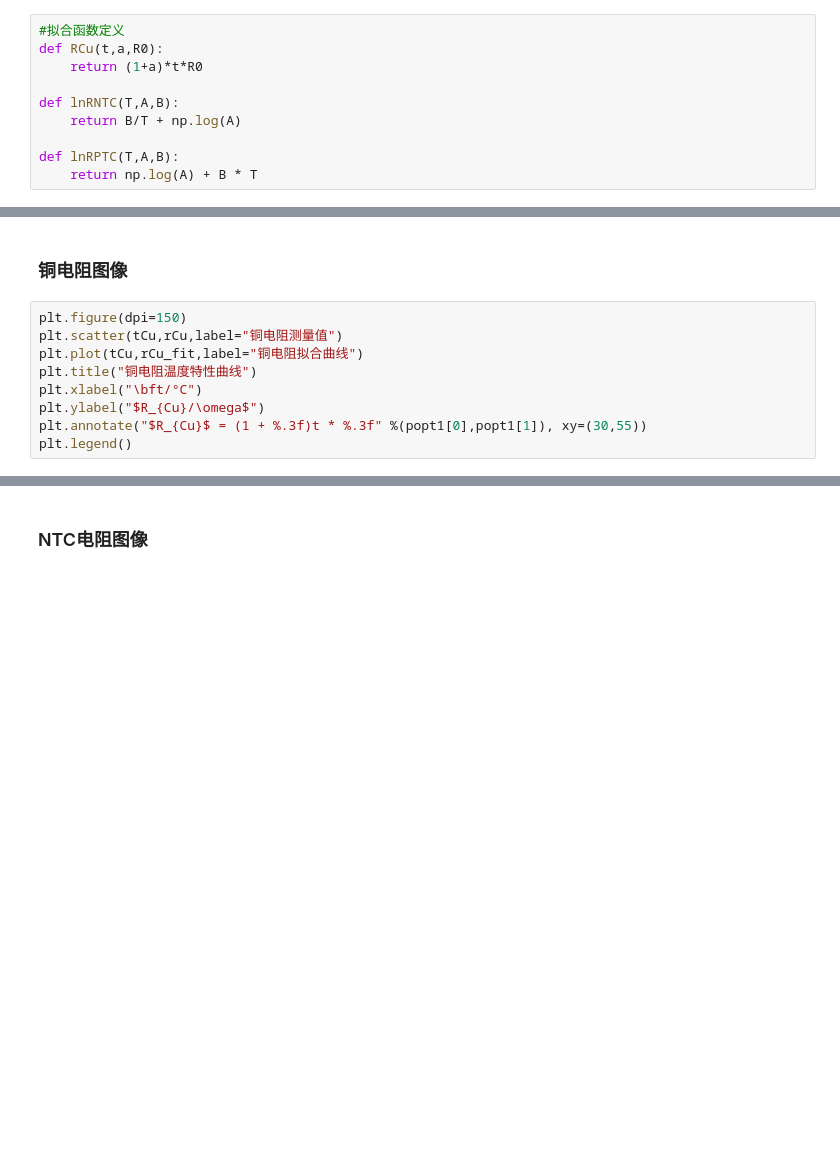
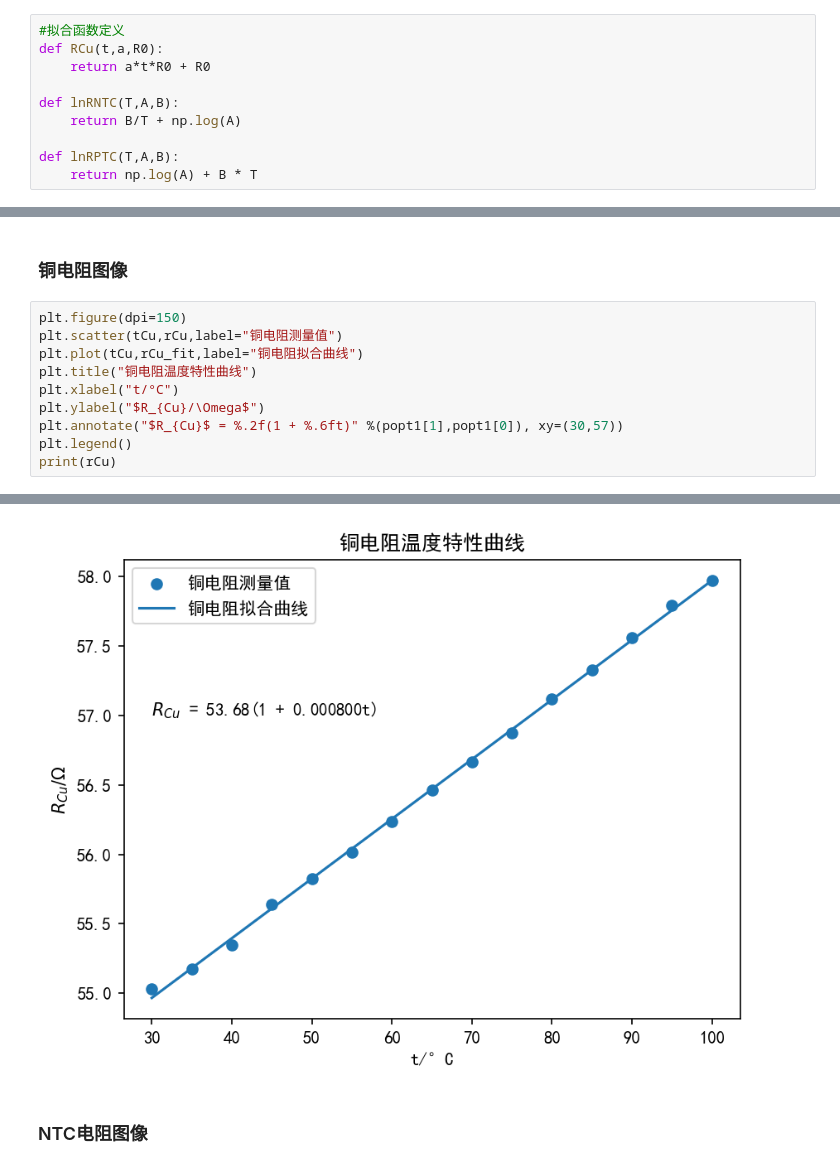
Before and after one commit to GeorgeDong32/My-Physics-Experiments, a Jupyter notebook: 实验2/Experiment2.ipynb, the cells around one changed output, grey strips where cells are left out. Drawn from its saved outputs; the diff is of its cells as text; blank space fills up the shorter version.

```diff
--- a/实验2/Experiment2.ipynb
+++ b/实验2/Experiment2.ipynb
@@ -16,7 +16,7 @@ plt.rcParams['axes.unicode_minus'] = False
 # %%
 #拟合函数定义
 def RCu(t,a,R0):
-    return (1+a)*t*R0
+    return a*t*R0 + R0
 
 def lnRNTC(T,A,B):
     return B/T + np.log(A)
@@ -55,7 +55,9 @@ plt.figure(dpi=150)
 plt.scatter(tCu,rCu,label="铜电阻测量值")
 plt.plot(tCu,rCu_fit,label="铜电阻拟合曲线")
 plt.title("铜电阻温度特性曲线")
-plt.xlabel("\bft/°C")
-plt.ylabel("$R_{Cu}/\omega$")
-plt.annotate("$R_{Cu}$ = (1 + %.3f)t * %.3f" %(popt1[0],popt1[1]), xy=(30,55))
+plt.xlabel("t/°C")
+plt.ylabel("$R_{Cu}/\Omega$")
+plt.annotate("$R_{Cu}$ = %.2f(1 + %.6ft)" %(popt1[1],popt1[0]), xy=(30,57))
 plt.legend()
+print(rCu)
+# %% [output]
@@ -62,3 +80,4 @@ plt.legend()
+[figure, added]
 # %% [markdown]
 ### NTC电阻图像
 # %%
```
Also changed, not shown: parts of 15 cells of this notebook, 6 other files.
